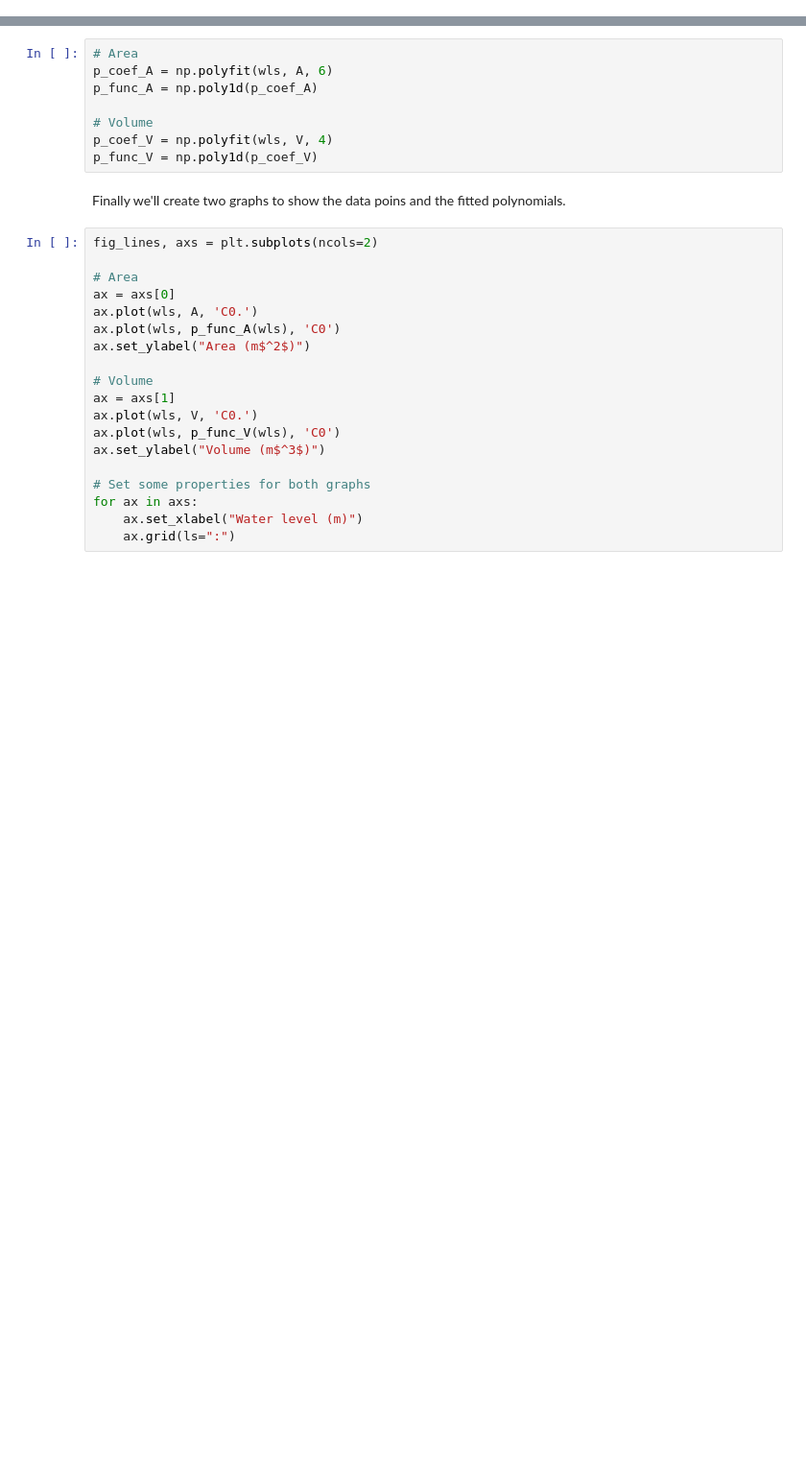
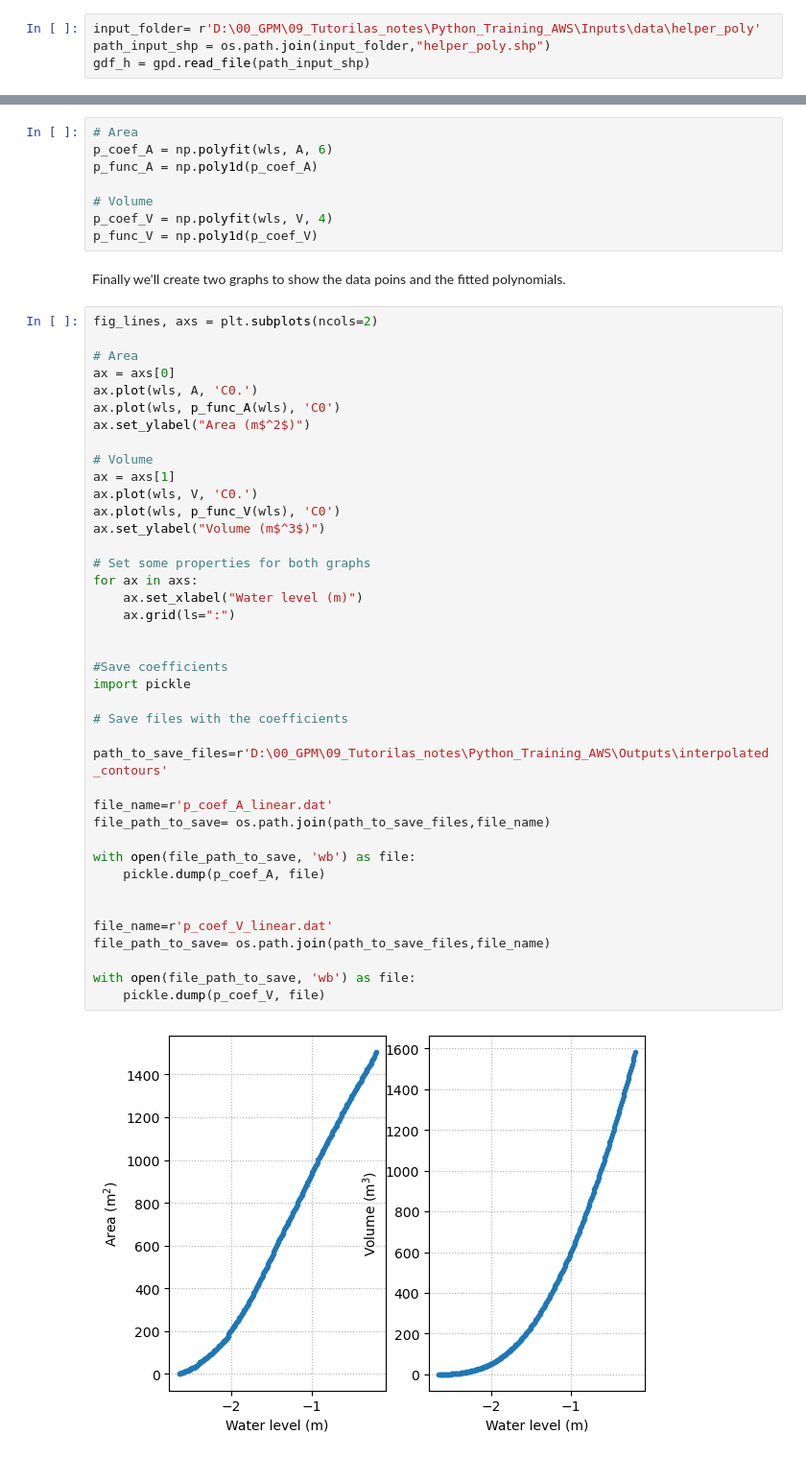
Before and after one commit to vincentpost/PythonMasterclass, a Jupyter notebook: session_3_geopandas_exercise.ipynb, the cells around one changed output, grey strips where cells are left out. Shown at 96% size. Saved outputs shown, nothing was run; the diff lists cells and outputs as text; blank space fills up the shorter version.

```diff
--- a/session_3_geopandas_exercise.ipynb
+++ b/session_3_geopandas_exercise.ipynb
@@ -62,3 +75,7 @@ gdf_h = gpd.read_file("data/helper_poly/helper_poly.shp")
+# %%
+input_folder= r'D:\00_GPM\09_Tutorilas_notes\Python_Training_AWS\Inputs\data\helper_poly'
+path_input_shp = os.path.join(input_folder,"helper_poly.shp")
+gdf_h = gpd.read_file(path_input_shp)
 # %% [markdown]
 For the interpolation we need the coordinates of the vertices that we created in QGIS,  which we can pull out of the imported GeoDataFrame `gdf_h`. There is ony one `Polygon` feature, so in the first line of code we select the first element of the 'geometry' objects in `gdf_h`. The second line of code obtains the coordinate pairs from the `Polygon`'s `exterior` property, which in turn has a property `xy`.
 # %%
@@ -170,19 +193,42 @@ Finally we'll create two graphs to show the data poins and the fitted polynomial
 # %%
 fig_lines, axs = plt.subplots(ncols=2)
 
 # Area
 ax = axs[0]
 ax.plot(wls, A, 'C0.')
 ax.plot(wls, p_func_A(wls), 'C0')
 ax.set_ylabel("Area (m$^2$)")
 
 # Volume
 ax = axs[1]
 ax.plot(wls, V, 'C0.')
 ax.plot(wls, p_func_V(wls), 'C0')
 ax.set_ylabel("Volume (m$^3$)")
 
 # Set some properties for both graphs
 for ax in axs:
     ax.set_xlabel("Water level (m)")
     ax.grid(ls=":")
+
+
+#Save coefficients
+import pickle
+
+# Save files with the coefficients
+
+path_to_save_files=r'D:\00_GPM\09_Tutorilas_notes\Python_Training_AWS\Outputs\interpolated_contours'
+
+file_name=r'p_coef_A_linear.dat'
+file_path_to_save= os.path.join(path_to_save_files,file_name)
+
+with open(file_path_to_save, 'wb') as file:
+    pickle.dump(p_coef_A, file)
+
+
+file_name=r'p_coef_V_linear.dat'
+file_path_to_save= os.path.join(path_to_save_files,file_name)
+
+with open(file_path_to_save, 'wb') as file:
+    pickle.dump(p_coef_V, file)
+# %% [output]
+[figure, added]
```
Also changed, not shown: parts of 7 cells of this notebook, 4 other files.
